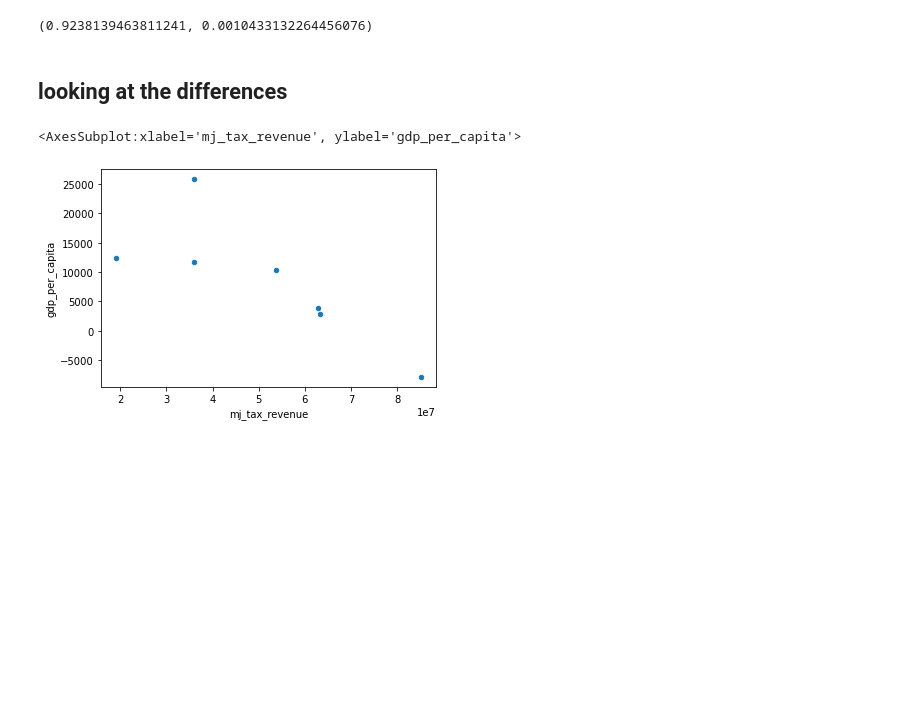
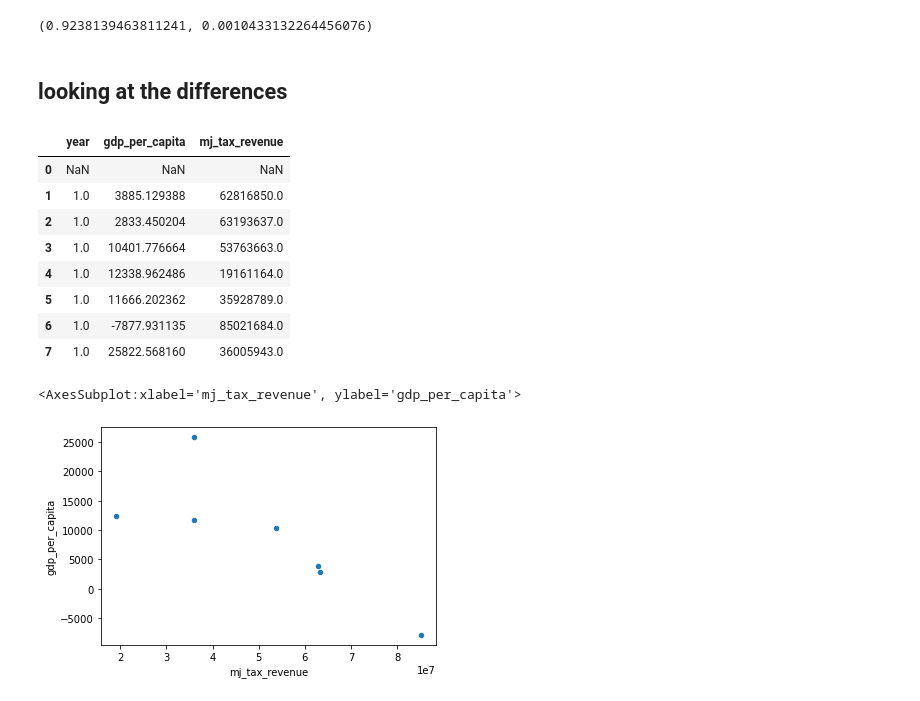
Before and after one commit to jho97/specs_capstone, a Jupyter notebook: visualized_data/co_gdp_per_capita.ipynb, the cells around one changed output. Cells and saved outputs as stored; diff of their text form; code cells hidden in the pictures; blank space fills up the shorter version.

```diff
--- a/visualized_data/co_gdp_per_capita.ipynb
+++ b/visualized_data/co_gdp_per_capita.ipynb
@@ -252,6 +252,17 @@ stats.pearsonr(co_plot_df['gdp_per_capita'], co_plot_df['mj_tax_revenue'])
 ## looking at the differences
 # %%
 diff_df = co_plot_df.diff()
+diff_df
+# %% [output]
+|  | year | gdp_per_capita | mj_tax_revenue |
+| 0 | NaN | NaN | NaN |
+| 1 | 1.0 | 3885.129388 | 62816850.0 |
+| 2 | 1.0 | 2833.450204 | 63193637.0 |
+| 3 | 1.0 | 10401.776664 | 53763663.0 |
+| 4 | 1.0 | 12338.962486 | 19161164.0 |
+| 5 | 1.0 | 11666.202362 | 35928789.0 |
+| 6 | 1.0 | -7877.931135 | 85021684.0 |
+| 7 | 1.0 | 25822.568160 | 36005943.0 |
 # %%
 diff_df = diff_df.dropna()
 # %%
```
Also changed, not shown: parts of 2 cells of this notebook, 1 other file.
